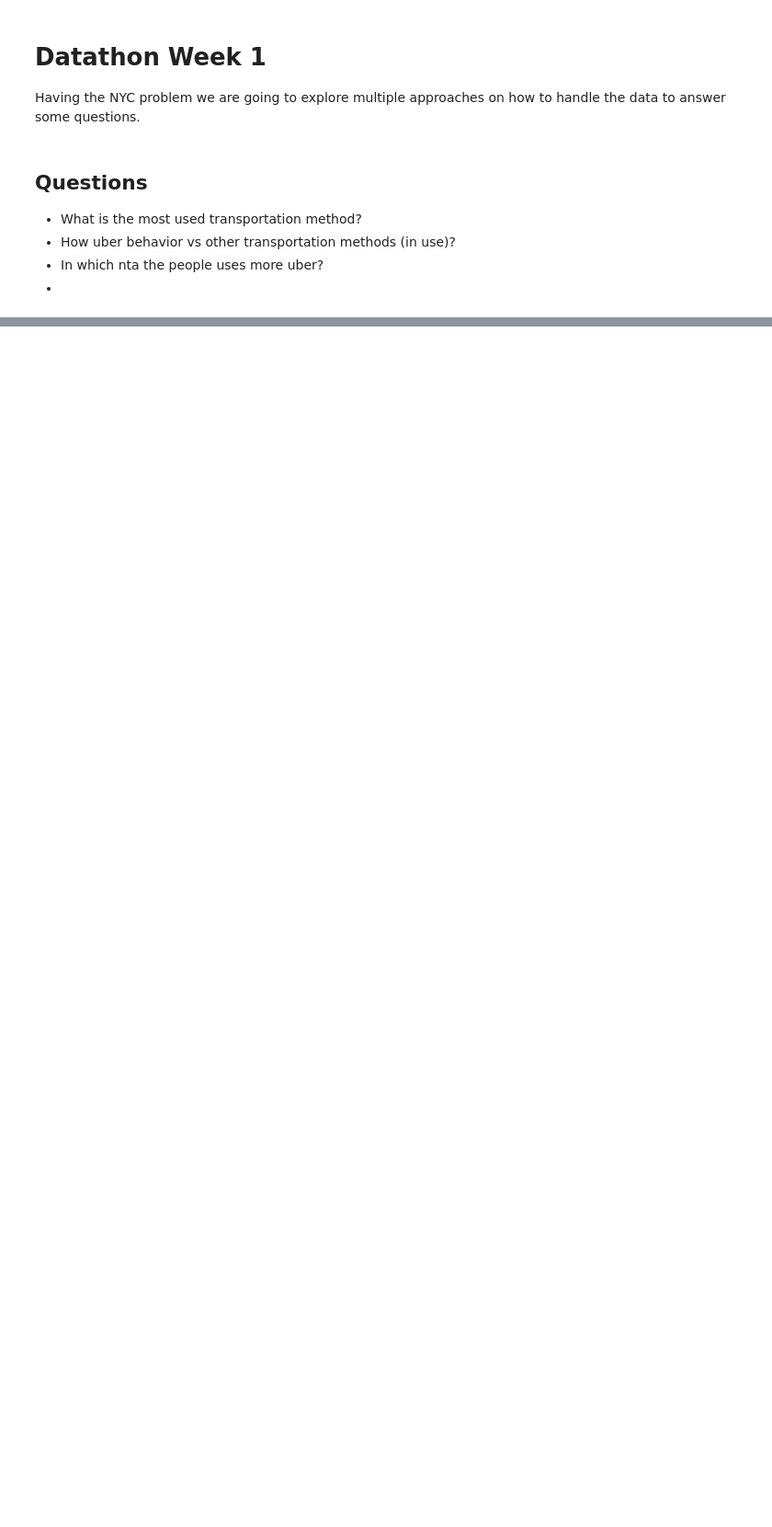
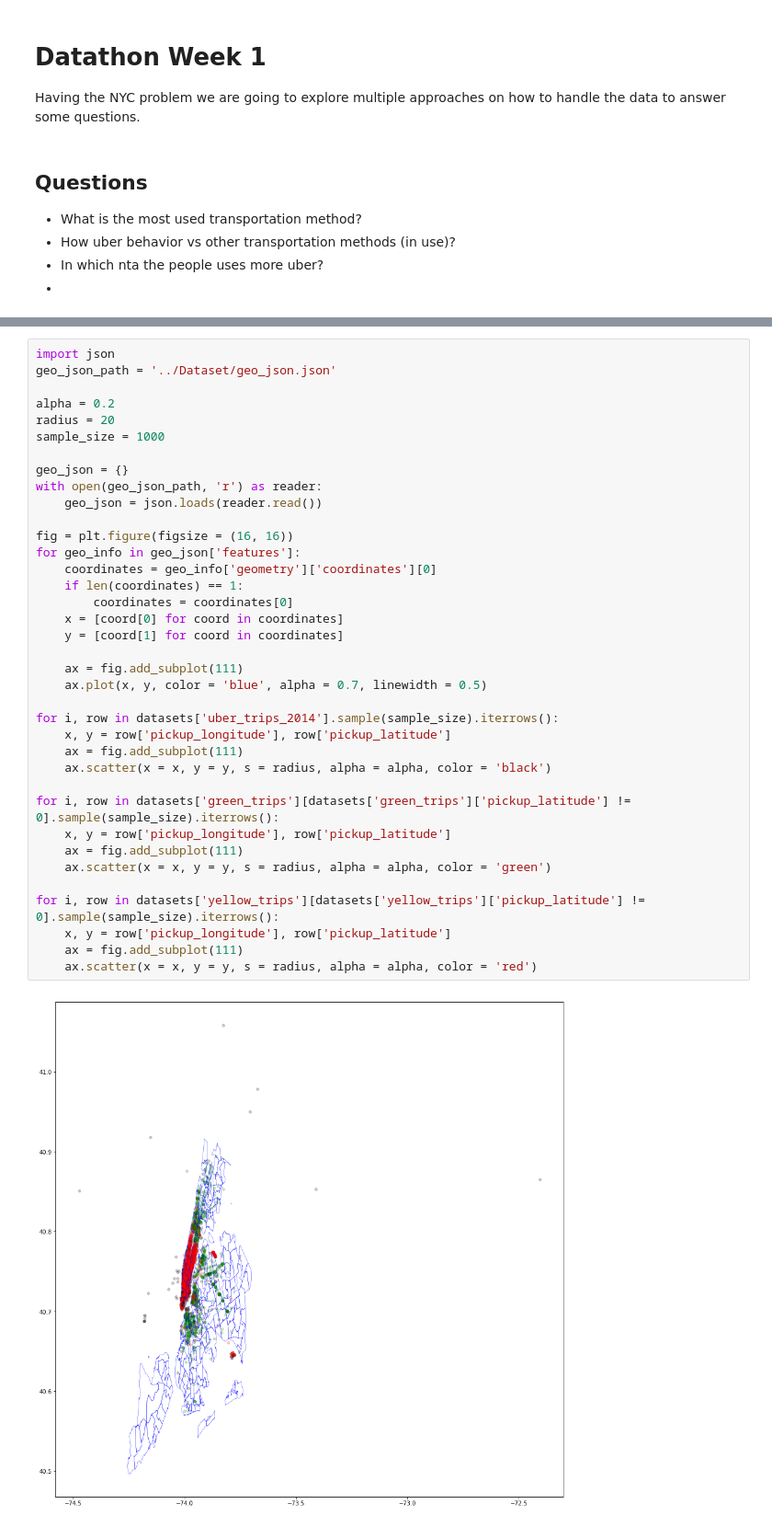
Before and after one commit to juanprq/datathon-week-1, a Jupyter notebook: source/Datathon week 1.ipynb, the cells around one changed output, grey strips where cells are left out. Shown at 92% size. Cells and saved outputs as stored; diff of their text form; blank space fills up the shorter version.

```diff
--- a/source/Datathon week 1.ipynb
+++ b/source/Datathon week 1.ipynb
@@ -106,0 +181,39 @@ df.groupby([df['datetime'].dt.date]).count()
+# %%
+import json
+geo_json_path = '../Dataset/geo_json.json'
+
+alpha = 0.2
+radius = 20
+sample_size = 1000
+
+geo_json = {}
+with open(geo_json_path, 'r') as reader:
+    geo_json = json.loads(reader.read())
+
+fig = plt.figure(figsize = (16, 16))
+for geo_info in geo_json['features']:
+    coordinates = geo_info['geometry']['coordinates'][0]
+    if len(coordinates) == 1:
+        coordinates = coordinates[0]
+    x = [coord[0] for coord in coordinates]
+    y = [coord[1] for coord in coordinates]
+
+    ax = fig.add_subplot(111)
+    ax.plot(x, y, color = 'blue', alpha = 0.7, linewidth = 0.5)
+
+for i, row in datasets['uber_trips_2014'].sample(sample_size).iterrows():
+    x, y = row['pickup_longitude'], row['pickup_latitude']
+    ax = fig.add_subplot(111)
+    ax.scatter(x = x, y = y, s = radius, alpha = alpha, color = 'black')
+
+for i, row in datasets['green_trips'][datasets['green_trips']['pickup_latitude'] != 0].sample(sample_size).iterrows():
+    x, y = row['pickup_longitude'], row['pickup_latitude']
+    ax = fig.add_subplot(111)
+    ax.scatter(x = x, y = y, s = radius, alpha = alpha, color = 'green')
+
+for i, row in datasets['yellow_trips'][datasets['yellow_trips']['pickup_latitude'] != 0].sample(sample_size).iterrows():
+    x, y = row['pickup_longitude'], row['pickup_latitude']
+    ax = fig.add_subplot(111)
+    ax.scatter(x = x, y = y, s = radius, alpha = alpha, color = 'red')
+# %% [output]
+[figure, added]
```
Also changed, not shown: parts of 32 cells of this notebook, 4 other files.
